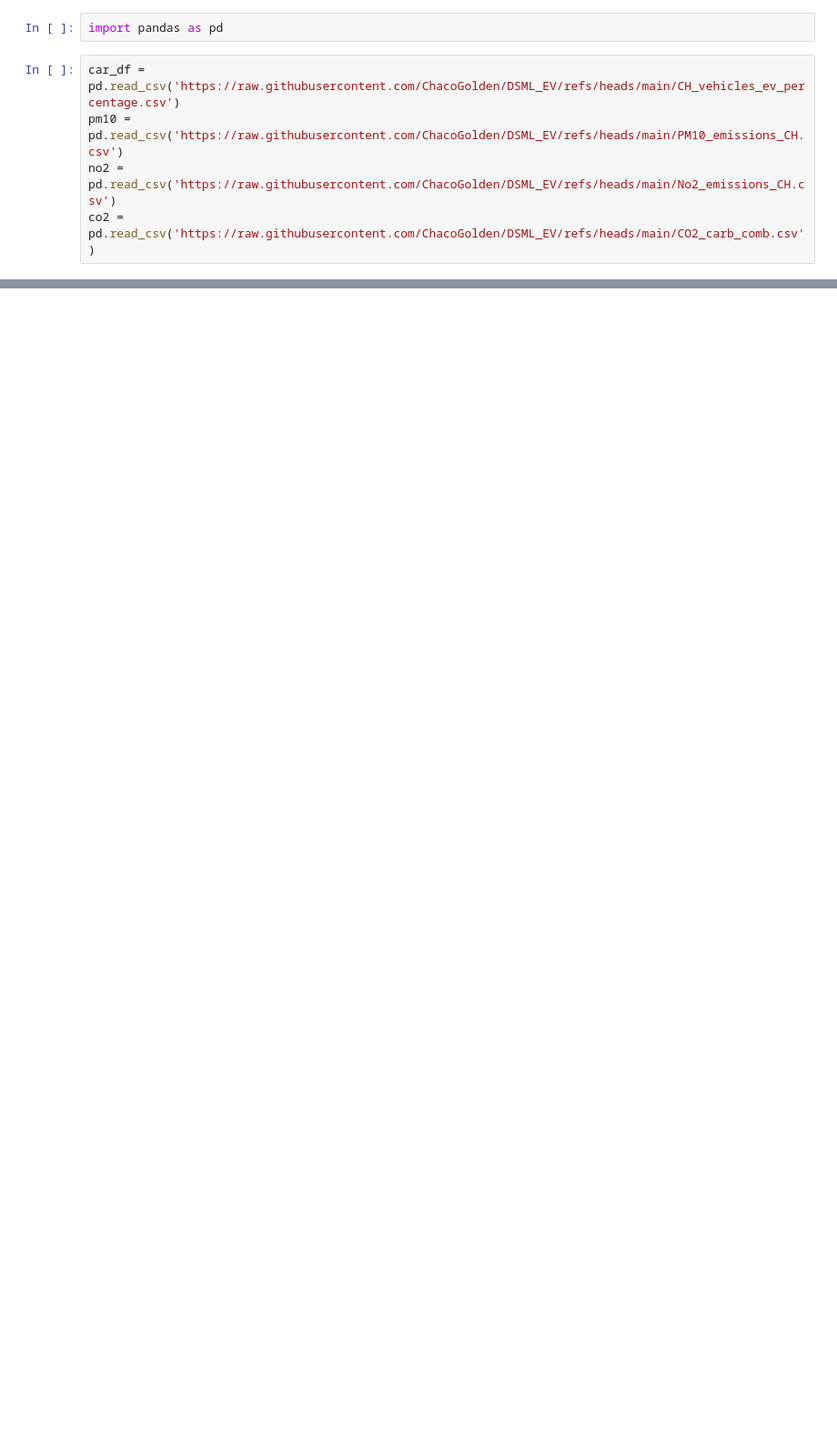
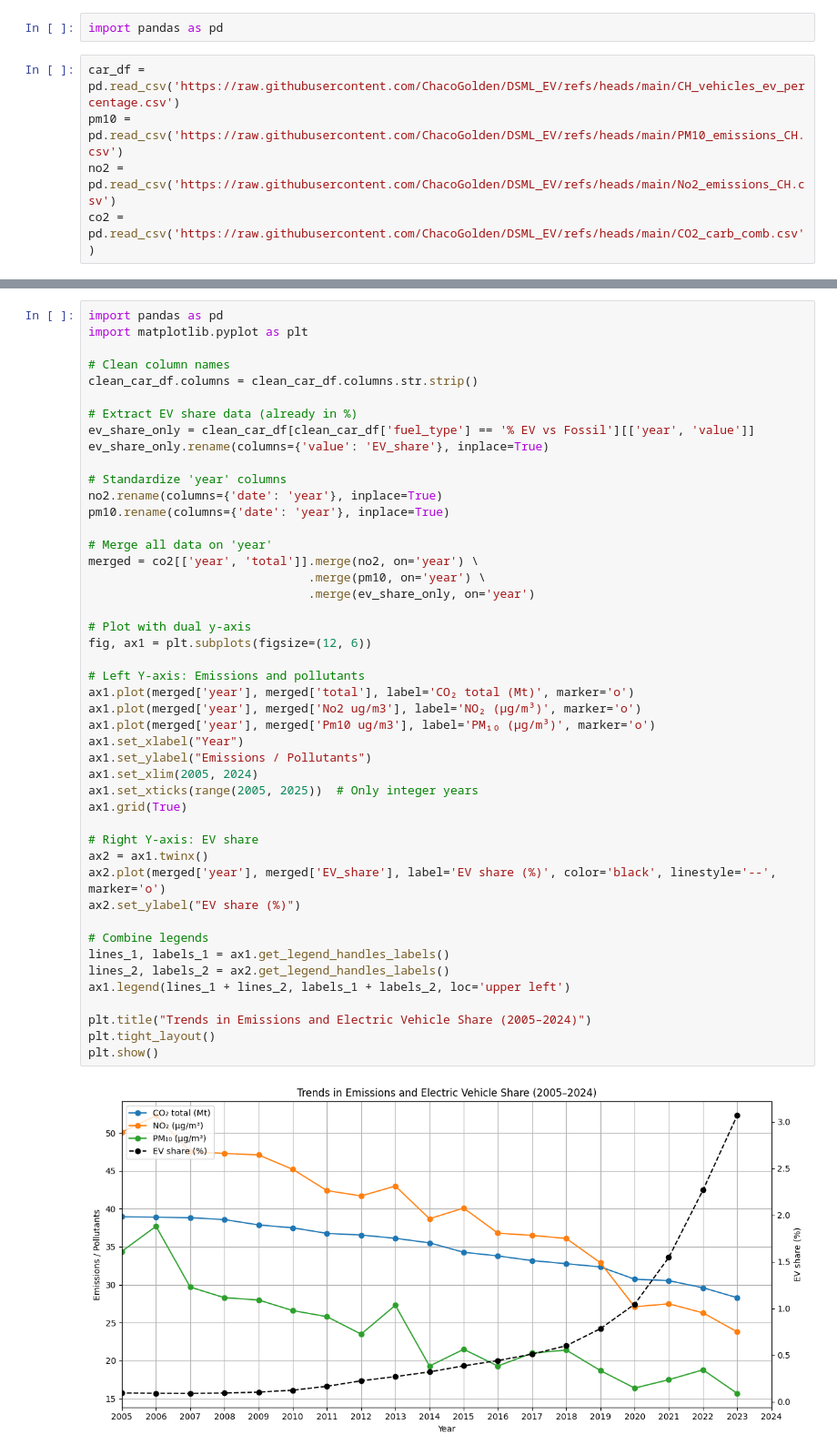
Before and after one commit to ChacoGolden/DSML_EV, a Jupyter notebook: Graph_start_video.ipynb, the cells around one changed output, grey strips where cells are left out. Shown: that part at 91% size. Cells and saved outputs as stored; diff of their text form; blank space fills up the shorter version.

```diff
--- a/Graph_start_video.ipynb
+++ b/Graph_start_video.ipynb
@@ -33,0 +176,48 @@ plt.show()
+# %%
+import pandas as pd
+import matplotlib.pyplot as plt
+
+# Clean column names
+clean_car_df.columns = clean_car_df.columns.str.strip()
+
+# Extract EV share data (already in %)
+ev_share_only = clean_car_df[clean_car_df['fuel_type'] == '% EV vs Fossil'][['year', 'value']]
+ev_share_only.rename(columns={'value': 'EV_share'}, inplace=True)
+
+# Standardize 'year' columns
+no2.rename(columns={'date': 'year'}, inplace=True)
+pm10.rename(columns={'date': 'year'}, inplace=True)
+
+# Merge all data on 'year'
+merged = co2[['year', 'total']].merge(no2, on='year') \
+                               .merge(pm10, on='year') \
+                               .merge(ev_share_only, on='year')
+
+# Plot with dual y-axis
+fig, ax1 = plt.subplots(figsize=(12, 6))
+
+# Left Y-axis: Emissions and pollutants
+ax1.plot(merged['year'], merged['total'], label='CO₂ total (Mt)', marker='o')
+ax1.plot(merged['year'], merged['No2 ug/m3'], label='NO₂ (µg/m³)', marker='o')
+ax1.plot(merged['year'], merged['Pm10 ug/m3'], label='PM₁₀ (µg/m³)', marker='o')
+ax1.set_xlabel("Year")
+ax1.set_ylabel("Emissions / Pollutants")
+ax1.set_xlim(2005, 2024)
+ax1.set_xticks(range(2005, 2025))  # Only integer years
+ax1.grid(True)
+
+# Right Y-axis: EV share
+ax2 = ax1.twinx()
+ax2.plot(merged['year'], merged['EV_share'], label='EV share (%)', color='black', linestyle='--', marker='o')
+ax2.set_ylabel("EV share (%)")
+
+# Combine legends
+lines_1, labels_1 = ax1.get_legend_handles_labels()
+lines_2, labels_2 = ax2.get_legend_handles_labels()
+ax1.legend(lines_1 + lines_2, labels_1 + labels_2, loc='upper left')
+
+plt.title("Trends in Emissions and Electric Vehicle Share (2005–2024)")
+plt.tight_layout()
+plt.show()
+# %% [output]
+[figure, added]
```
Also changed, not shown: parts of 21 cells of this notebook.
